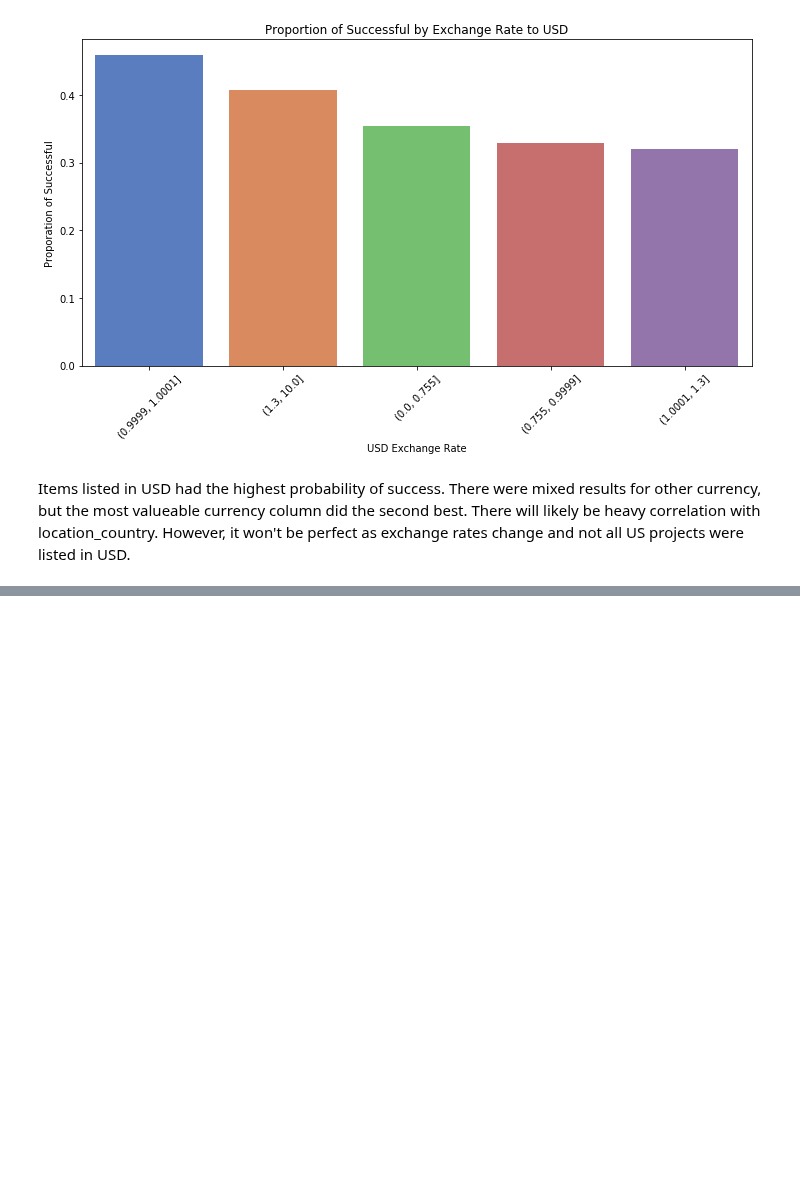
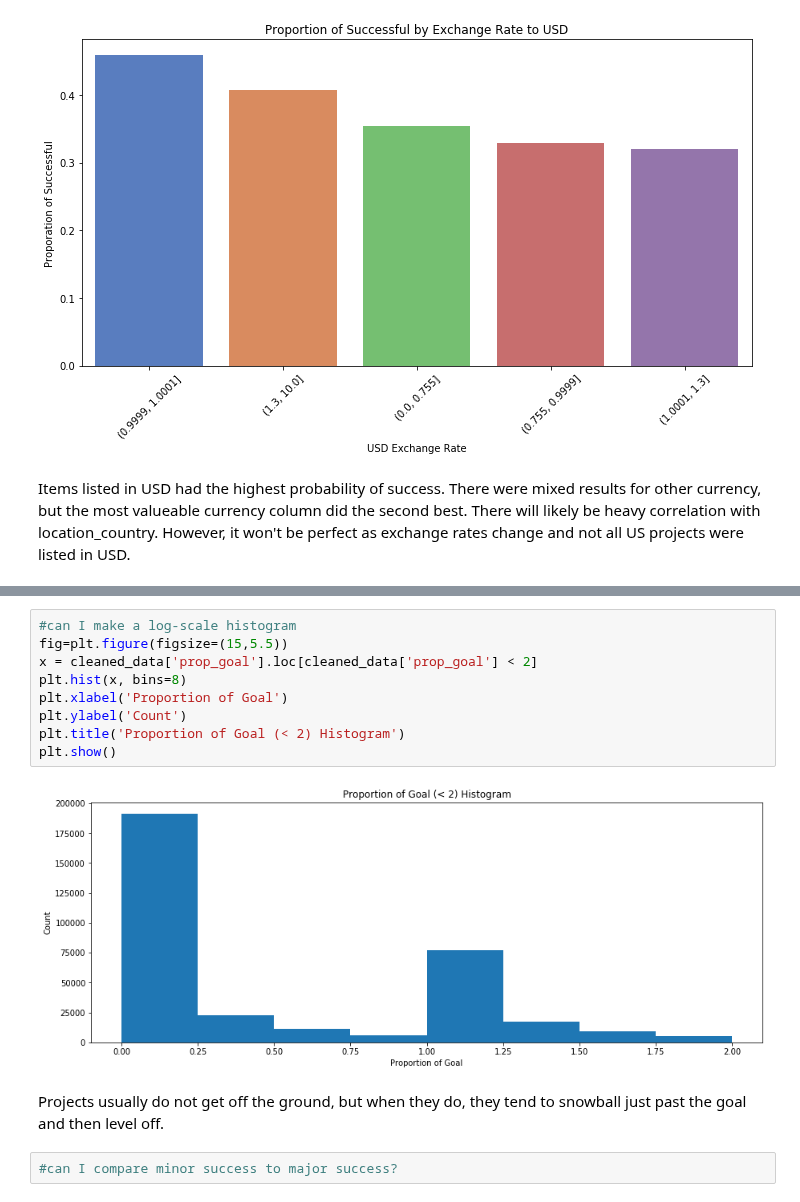
Before and after one commit to dwitten392/Springboard---DW, a Jupyter notebook: Capstone 1 - Kickstarter/Kickstarter Projects - Cleaning and Visualization.ipynb, the cells around one changed output, grey strips where cells are left out. Drawn from its saved outputs; the diff is of its cells as text; blank space fills up the shorter version.

```diff
--- a/Capstone 1 - Kickstarter/Kickstarter Projects - Cleaning and Visualization.ipynb
+++ b/Capstone 1 - Kickstarter/Kickstarter Projects - Cleaning and Visualization.ipynb
@@ -664,0 +636,15 @@ Items listed in USD had the highest probability of success. There were mixed res
+# %%
+#can I make a log-scale histogram
+fig=plt.figure(figsize=(15,5.5))
+x = cleaned_data['prop_goal'].loc[cleaned_data['prop_goal'] < 2]
+plt.hist(x, bins=8)
+plt.xlabel('Proportion of Goal')
+plt.ylabel('Count')
+plt.title('Proportion of Goal (< 2) Histogram')
+plt.show()
+# %% [output]
+[figure, added]
+# %% [markdown]
+Projects usually do not get off the ground, but when they do, they tend to snowball just past the goal and then level off.
+# %%
+#can I compare minor success to major success?
```
Also changed, not shown: parts of 21 cells of this notebook.
